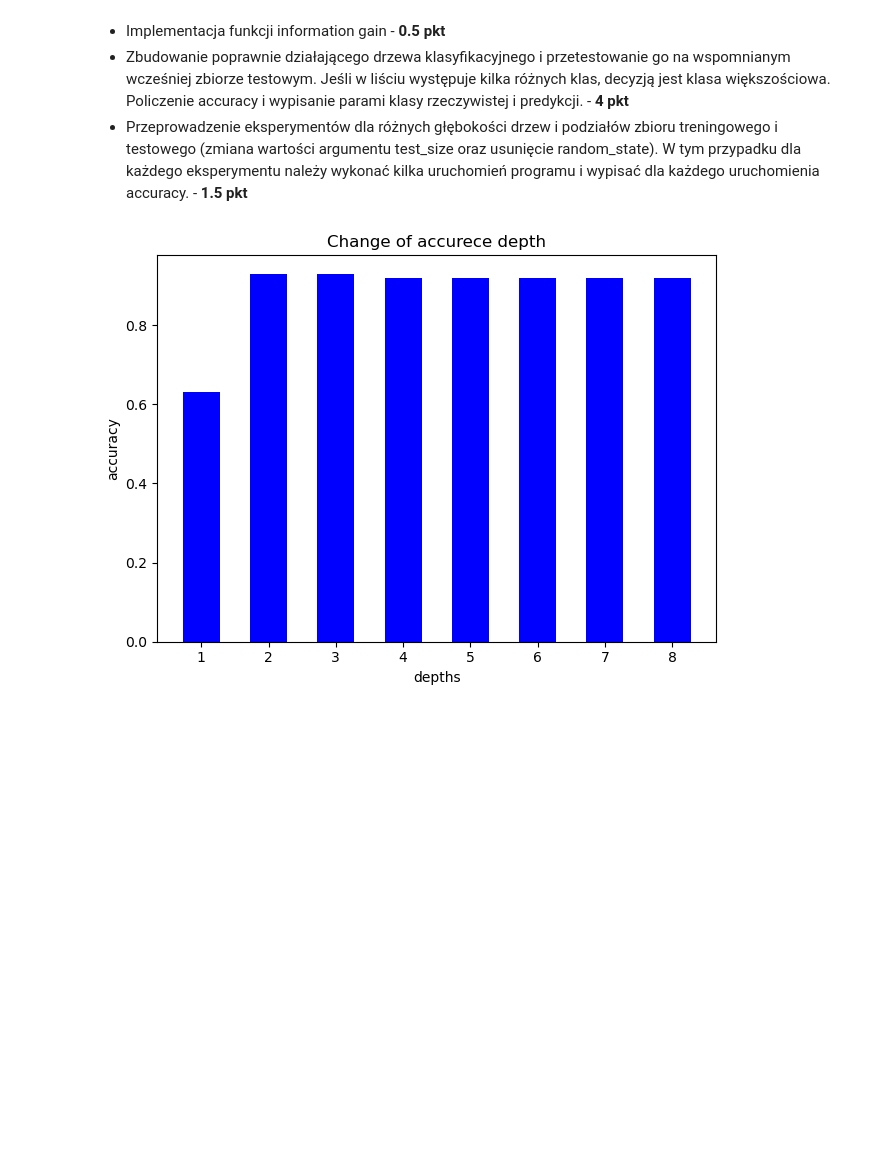
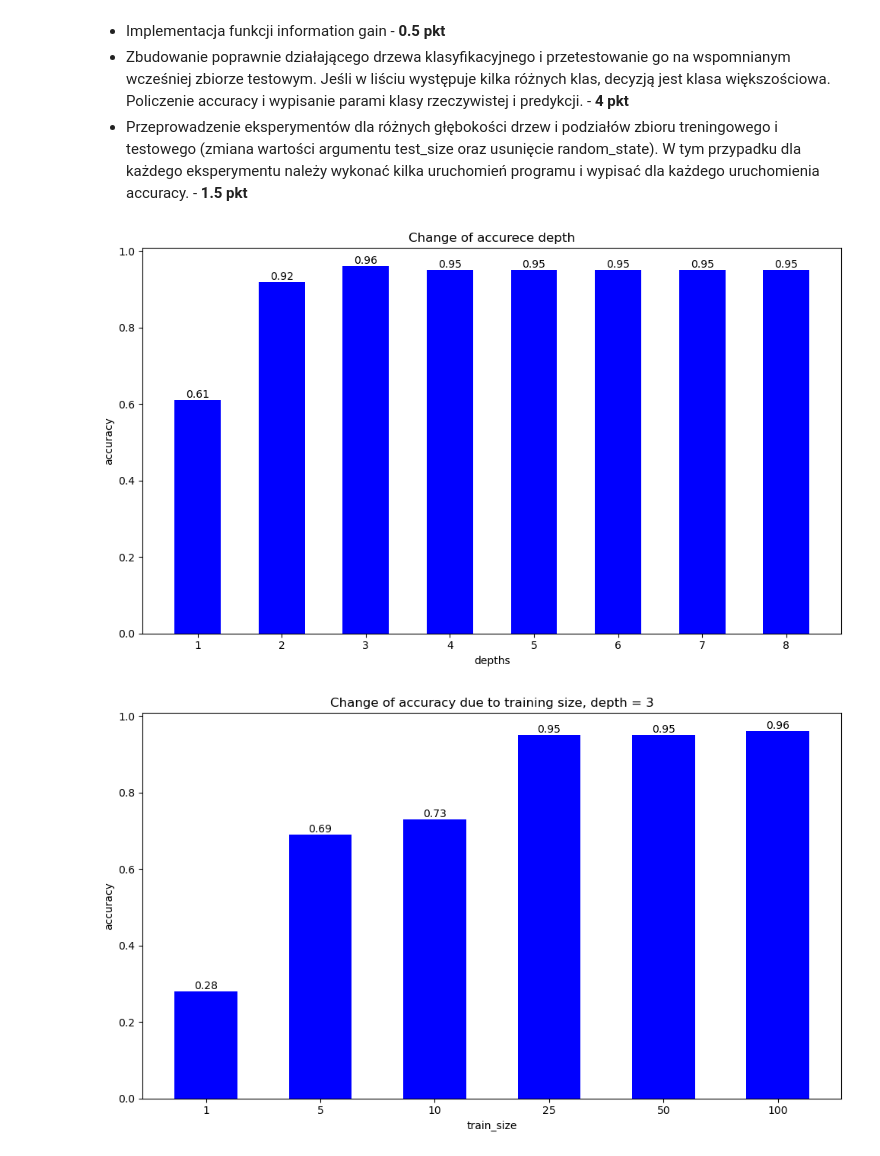
Before and after one commit to Alveaenerle/WSI, a Jupyter notebook: exercise_4/Zadanie_4.ipynb, the cells around one changed output. Drawn from its saved outputs; the diff is of its cells as text; code cells hidden in the pictures; blank space fills up the shorter version.

Commit message:
Add plot visualization

```diff
--- a/exercise_4/Zadanie_4.ipynb
+++ b/exercise_4/Zadanie_4.ipynb
@@ -13,13 +13,14 @@ from sklearn.model_selection import train_test_split
 import matplotlib.pyplot as plt
 from collections import Counter
 import numpy as np
+import itertools
 
 iris = load_iris()
 
 x = iris.data
 y = iris.target
 
-x_train, x_test, y_train, y_test = train_test_split(x, y, test_size=100)
+x_train, x_test, y_train, y_test = train_test_split(x, y, test_size=0.5)
 # %%
 def entropy_func(class_count, num_samples):
     if class_count == 0:
@@ -117,6 +118,9 @@ class DecisionTreeClassifier():
         child_a_classes = classes[child_a_indexes]
         child_b_data = data[child_b_indexes]
         child_b_classes = classes[child_b_indexes]
+        if (len(child_a_data) == 0 or len(child_b_data) == 0) and depth == 0:
+            most_common_class = Counter(classes).most_common(1)[0][0]
+            self.tree = Node(split_feature=None, split_val=None, val=most_common_class)
 
         # we have reached max depth or its no use going deeper cause one of the child without data will cause errors
         if depth >= self.max_depth or len(child_a_data) == 0 or len(child_b_data) == 0:
@@ -178,13 +228,17 @@ class Solution:
 # %%
 s = Solution()
 s.simulate_depths(range(1, 9), x_test, y_test)
+s.simulate_training_set([1, 5, 10, 25, 50, 100], 3)
+s.simulate_test_set([1, 5, 10, 25, 50, 100], 3)
+s.simulate_train_test_set([1, 5, 10, 25, 50], [1, 5, 10, 25, 50], 3)
 # dc.build_tree(x_train, y_train)
 # count = 0
 # correct = 0
 # for sample, gt in zip(x_test, y_test):
 #     count += 1
 #     prediction = dc.predict(sample)
 #     correct += 1 if prediction == gt else 0
 # print(correct, count)
 # %% [output]
-[figure, old version]
+[figure, new version]
+[figure, added]
```
Also changed, not shown: parts of 2 cells of this notebook.
